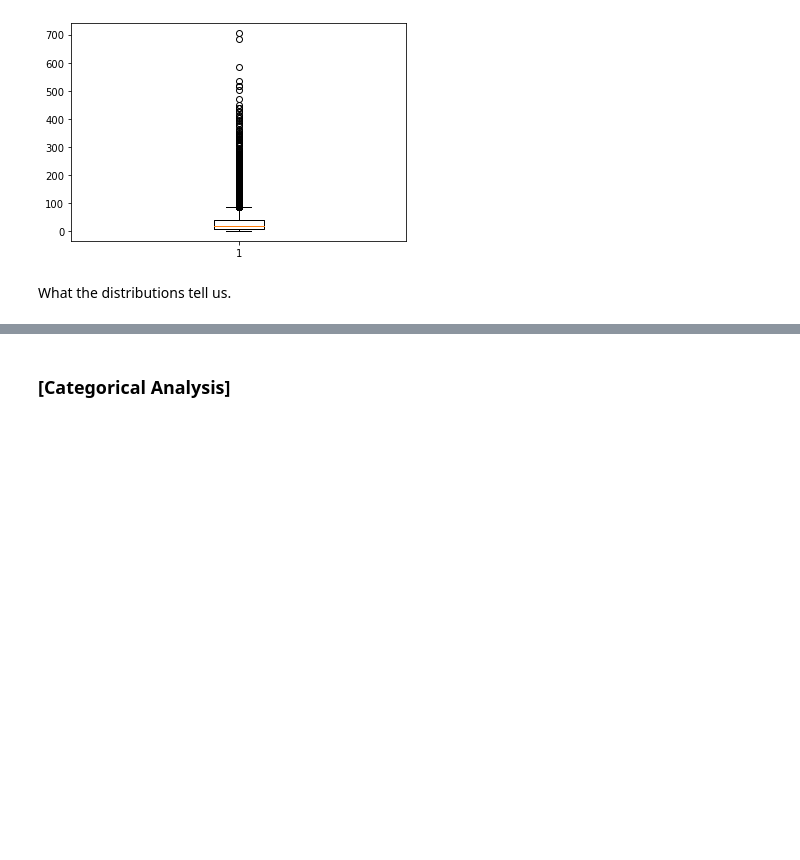
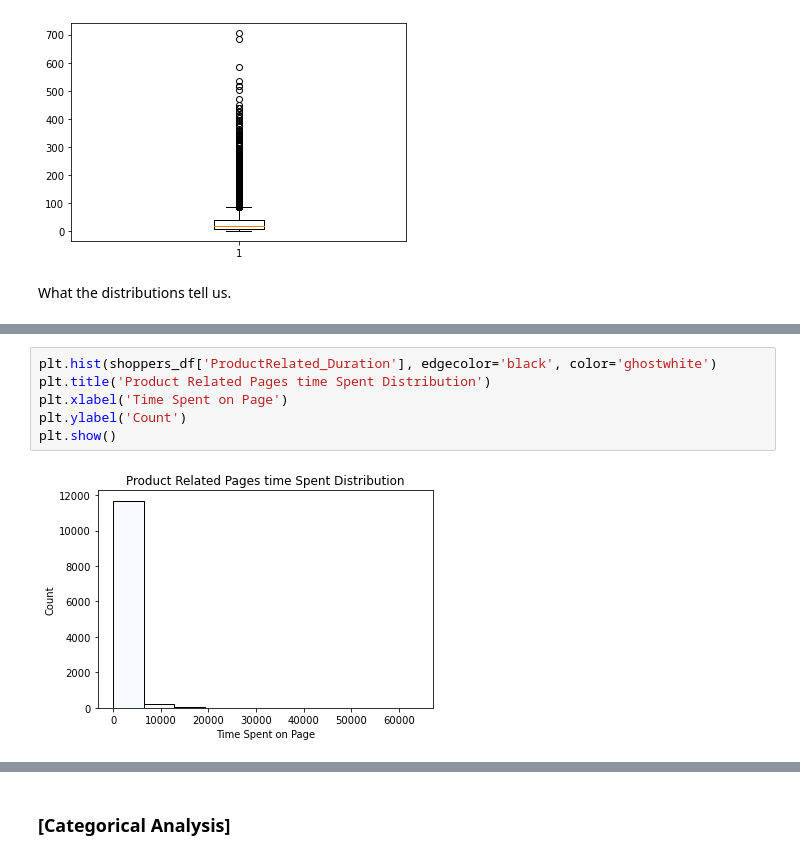
Before and after one commit to ChrisGarciaDS/ECommerce-Analysis, a Jupyter notebook: Ecom-data.ipynb, the cells around one changed output, grey strips where cells are left out. Cells and saved outputs as stored; diff of their text form; blank space fills up the shorter version.

```diff
--- a/Ecom-data.ipynb
+++ b/Ecom-data.ipynb
@@ -250,0 +263,8 @@ What the distributions tell us.
+# %%
+plt.hist(shoppers_df['ProductRelated_Duration'], edgecolor='black', color='ghostwhite')
+plt.title('Product Related Pages time Spent Distribution')
+plt.xlabel('Time Spent on Page')
+plt.ylabel('Count')
+plt.show()
+# %% [output]
+[figure, added]
```
Also changed, not shown: parts of 16 cells of this notebook.
